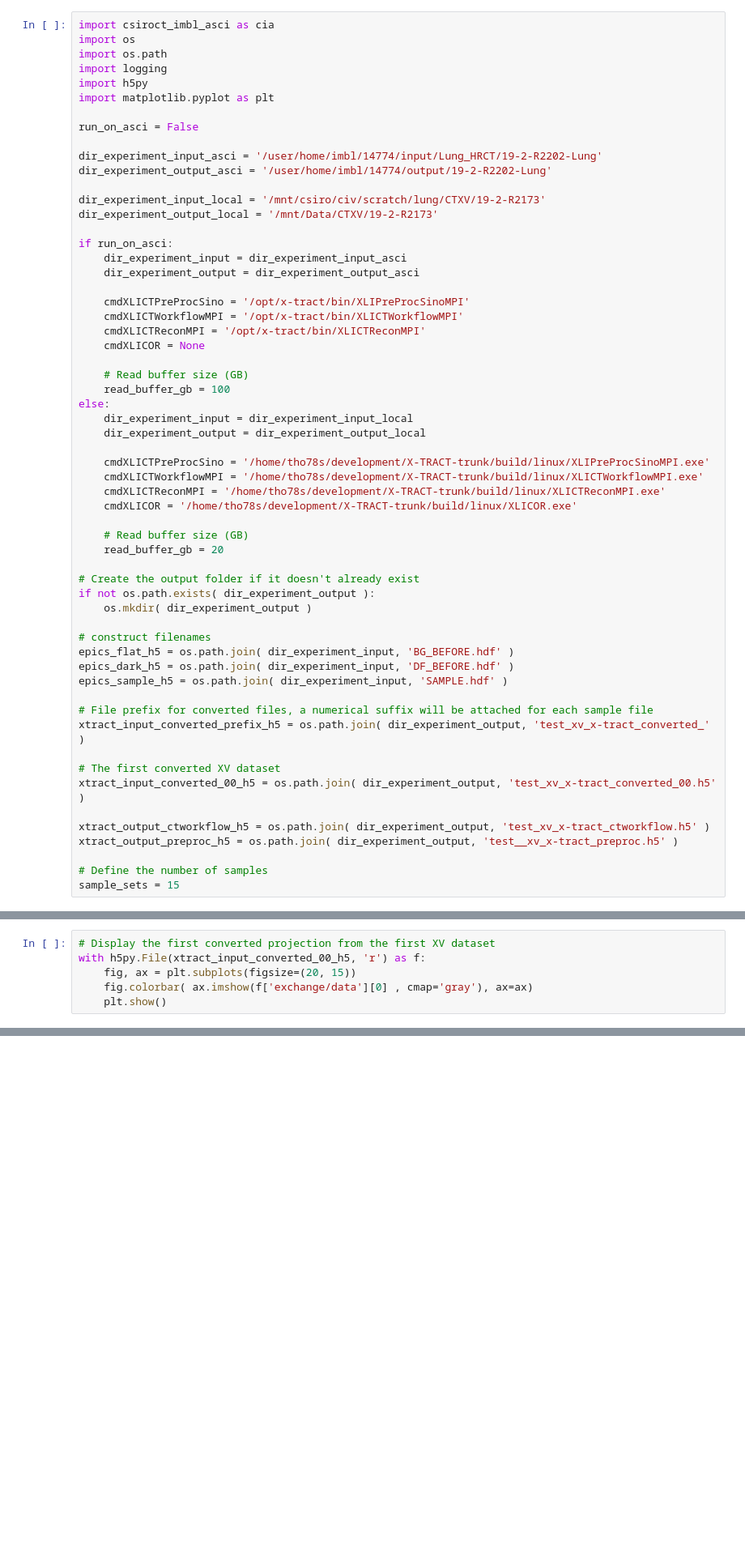
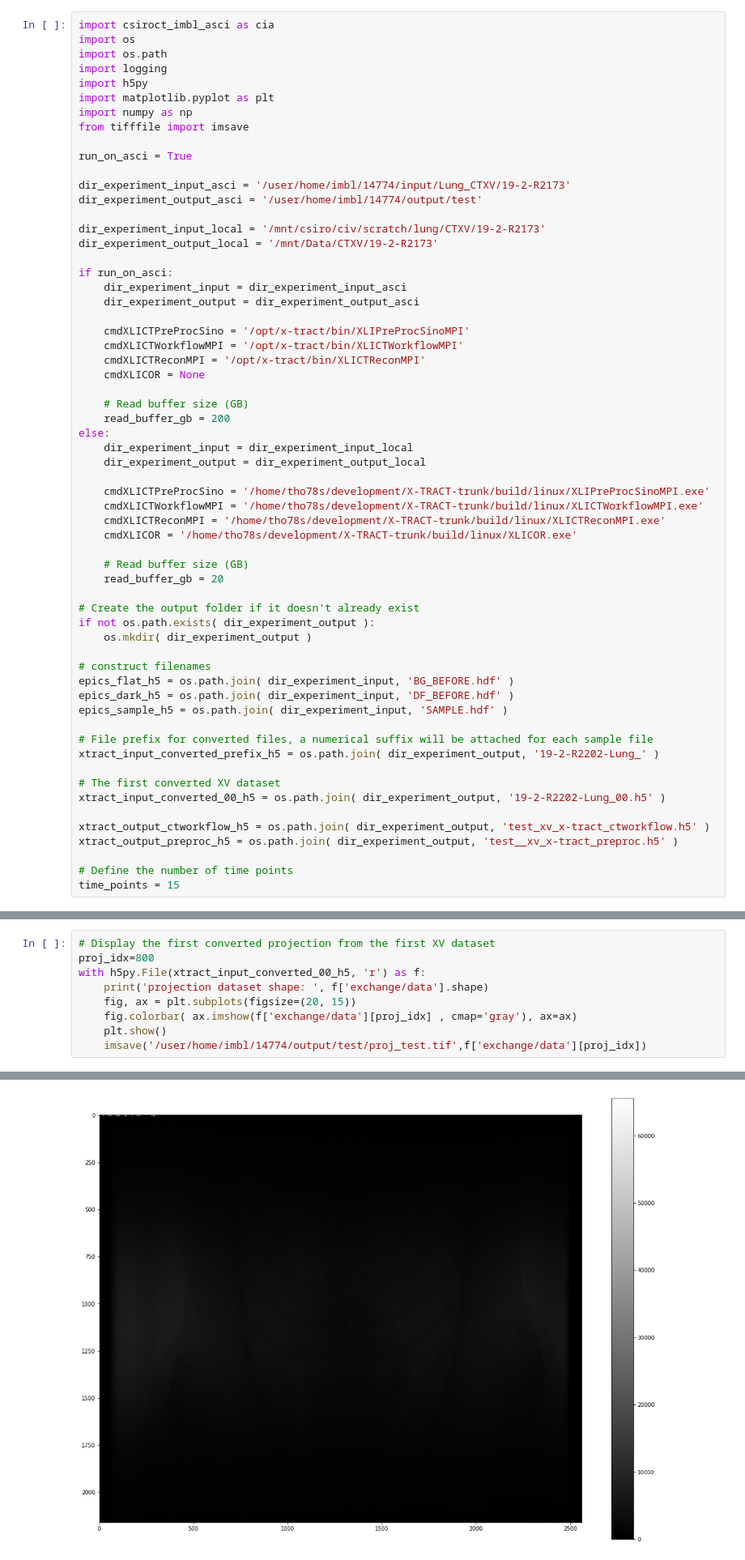
Before and after one commit to darrent1974/CSIROCT-IMBL-ASCI, a Jupyter notebook: examples/XV_Test.ipynb, the cells around one changed output, grey strips where cells are left out. Shown: that part at 81% size. Cells and saved outputs as stored; diff of their text form; blank space fills up the shorter version.

```diff
--- a/examples/XV_Test.ipynb
+++ b/examples/XV_Test.ipynb
@@ -5,11 +5,13 @@ import os.path
 import logging
 import h5py
 import matplotlib.pyplot as plt
+import numpy as np
+from tifffile import imsave
 
-run_on_asci = False
+run_on_asci = True
 
-dir_experiment_input_asci = '/user/home/imbl/14774/input/Lung_HRCT/19-2-R2202-Lung'
-dir_experiment_output_asci = '/user/home/imbl/14774/output/19-2-R2202-Lung'
+dir_experiment_input_asci = '/user/home/imbl/14774/input/Lung_CTXV/19-2-R2173'
+dir_experiment_output_asci = '/user/home/imbl/14774/output/test'
 
 dir_experiment_input_local = '/mnt/csiro/civ/scratch/lung/CTXV/19-2-R2173'
 dir_experiment_output_local = '/mnt/Data/CTXV/19-2-R2173'
@@ -24,7 +26,7 @@ if run_on_asci:
     cmdXLICOR = None
 
     # Read buffer size (GB)
-    read_buffer_gb = 100
+    read_buffer_gb = 200
 else:
     dir_experiment_input = dir_experiment_input_local
     dir_experiment_output = dir_experiment_output_local
@@ -47,15 +49,15 @@ epics_dark_h5 = os.path.join( dir_experiment_input, 'DF_BEFORE.hdf' )
 epics_sample_h5 = os.path.join( dir_experiment_input, 'SAMPLE.hdf' )
 
 # File prefix for converted files, a numerical suffix will be attached for each sample file
-xtract_input_converted_prefix_h5 = os.path.join( dir_experiment_output, 'test_xv_x-tract_converted_' )
+xtract_input_converted_prefix_h5 = os.path.join( dir_experiment_output, '19-2-R2202-Lung_' )
 
 # The first converted XV dataset
-xtract_input_converted_00_h5 = os.path.join( dir_experiment_output, 'test_xv_x-tract_converted_00.h5' )
+xtract_input_converted_00_h5 = os.path.join( dir_experiment_output, '19-2-R2202-Lung_00.h5' )
 
 xtract_output_ctworkflow_h5 = os.path.join( dir_experiment_output, 'test_xv_x-tract_ctworkflow.h5' )
 xtract_output_preproc_h5 = os.path.join( dir_experiment_output, 'test__xv_x-tract_preproc.h5' )
 
-# Define the number of samples
-sample_sets = 15
+# Define the number of time points
+time_points = 15
 # %%
 # Convert input EPICS XV HDF5 files (if required)
@@ -74,6 +99,10 @@ print( 'Number of created sample files =', num_files )
 # %%
 # Display the first converted projection from the first XV dataset
+proj_idx=800
 with h5py.File(xtract_input_converted_00_h5, 'r') as f:
+    print('projection dataset shape: ', f['exchange/data'].shape)
     fig, ax = plt.subplots(figsize=(20, 15))
-    fig.colorbar( ax.imshow(f['exchange/data'][0] , cmap='gray'), ax=ax)
+    fig.colorbar( ax.imshow(f['exchange/data'][proj_idx] , cmap='gray'), ax=ax)
     plt.show()
+    imsave('/user/home/imbl/14774/output/test/proj_test.tif',f['exchange/data'][proj_idx])
+# %% [output]
@@ -79,0 +110 @@ with h5py.File(xtract_input_converted_00_h5, 'r') as f:
+[figure, added]
```
Also changed, not shown: parts of 2 cells of this notebook, 1 other file.
